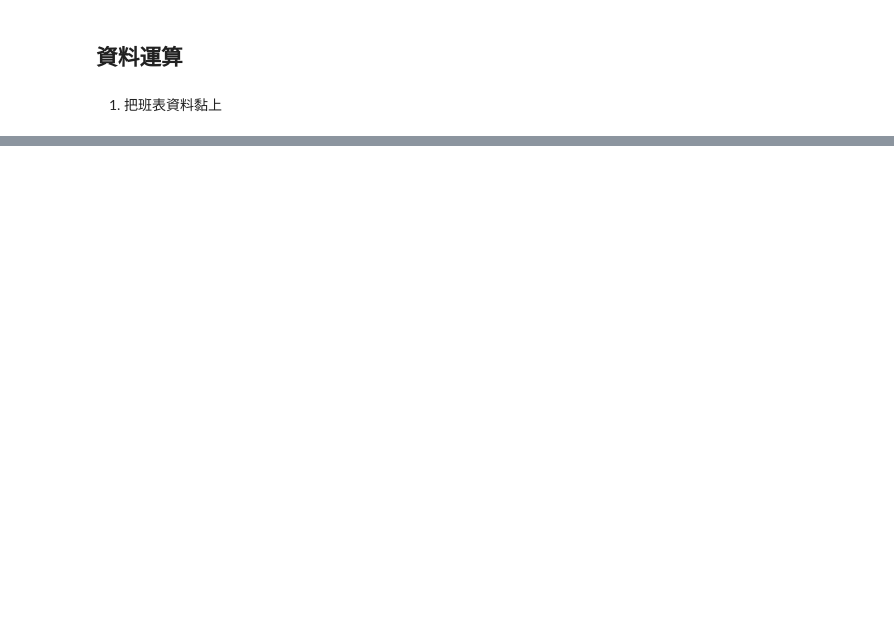
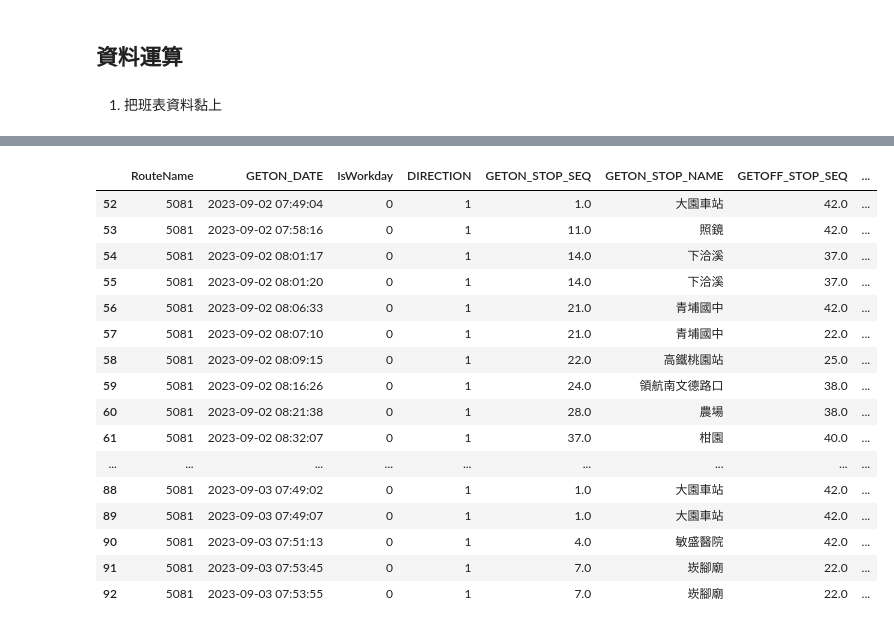
Before and after one commit to KaiChiehKJ/BusFlow, a Jupyter notebook: main.ipynb, the cells around one changed output, grey strips where cells are left out. Saved outputs shown, nothing was run; the diff lists cells and outputs as text; code cells hidden in the pictures; blank space fills up the shorter version.

Commit message:
增加比對班次def tickets_match_shift

```diff
--- a/main.ipynb
+++ b/main.ipynb
@@ -233,6 +235,6 @@ except:
 # %% [markdown]
 1. 把班表資料黏上
 # %%
-route = common_routes[0]
+route = common_routes[1]
 print(route)
 # %% [output]
@@ -260,0 +328,41 @@ shift_select = shift[shift['RouteName'] == route].reset_index(drop = True)
+# %%
+getontime_col = 'GETON_DATE'
+direction_col = 'DIRECTION'
+
+# 轉換時間欄位格式
+tickets_select_month[getontime_col] = pd.to_datetime(tickets_select_month[getontime_col])
+shift_select["Shift"] = pd.to_datetime(shift_select["Shift"], format="%H:%M:%S").dt.time
+
+# 定義函數來匹配班次
+def match_shift(row, shifts):
+    geton_time = row[getontime_col].time()
+    shifts = sorted(shifts)
+    for i in range(len(shifts)):
+        if geton_time < shifts[i]:  # 比最早的 Shift 早
+            return shifts[max(0, i - 1)]  # 返回上一個班次（或第一個班次）
+    return shifts[-1]  # 晚於所有班次，返回最後一個班次
+
+# 匹配班次函數
+def assign_matched_shifts(tickets_df, shifts_df):
+    matched_shifts = []
+    for _, ticket in tickets_df.iterrows():
+        # 找到對應的班次
+        route_shifts = shifts_df[
+            (shifts_df["RouteName"] == ticket["RouteName"]) &
+            (shifts_df["IsWorkday"] == ticket["IsWorkday"]) &
+            (shifts_df["Direction"] == ticket[direction_col])
+        ]["Shift"].tolist()
+
+        # 如果有班次，匹配
+        if route_shifts:
+            matched_shift = match_shift(ticket, route_shifts)
+            matched_shifts.append(matched_shift)
+        else:
+            matched_shifts.append(None)  # 如果沒有匹配的班次
+
+    # 新增匹配結果欄位
+    tickets_df["Matched_Shift"] = matched_shifts
+    return tickets_df
+
+# 執行匹配
+tickets_select_month = assign_matched_shifts(tickets_select_month, shift_select)
@@ -260,0 +381,20 @@ shift_select = shift[shift['RouteName'] == route].reset_index(drop = True)
+# %%
+tickets_select_month[ (tickets_select_month['IsWorkday'] == 0) & (tickets_select_month[direction_col] == 1) ][['RouteName','GETON_DATE','IsWorkday',direction_col,'GETON_STOP_SEQ','GETON_STOP_NAME', 'GETOFF_STOP_SEQ','GETOFF_STOP_NAME','Matched_Shift']].head(30)
+# %% [output]
+|  | RouteName | GETON_DATE | IsWorkday | DIRECTION | GETON_STOP_SEQ | GETON_STOP_NAME | GETOFF_STOP_SEQ | ... |
+| 52 | 5081 | 2023-09-02 07:49:04 | 0 | 1 | 1.0 | 大園車站 | 42.0 | ... |
+| 53 | 5081 | 2023-09-02 07:58:16 | 0 | 1 | 11.0 | 照鏡 | 42.0 | ... |
+| 54 | 5081 | 2023-09-02 08:01:17 | 0 | 1 | 14.0 | 下洽溪 | 37.0 | ... |
+| 55 | 5081 | 2023-09-02 08:01:20 | 0 | 1 | 14.0 | 下洽溪 | 37.0 | ... |
+| 56 | 5081 | 2023-09-02 08:06:33 | 0 | 1 | 21.0 | 青埔國中 | 42.0 | ... |
+| 57 | 5081 | 2023-09-02 08:07:10 | 0 | 1 | 21.0 | 青埔國中 | 22.0 | ... |
+| 58 | 5081 | 2023-09-02 08:09:15 | 0 | 1 | 22.0 | 高鐵桃園站 | 25.0 | ... |
+| 59 | 5081 | 2023-09-02 08:16:26 | 0 | 1 | 24.0 | 領航南文德路口 | 38.0 | ... |
+| 60 | 5081 | 2023-09-02 08:21:38 | 0 | 1 | 28.0 | 農場 | 38.0 | ... |
+| 61 | 5081 | 2023-09-02 08:32:07 | 0 | 1 | 37.0 | 柑園 | 40.0 | ... |
+| ... | ... | ... | ... | ... | ... | ... | ... | ... |
+| 88 | 5081 | 2023-09-03 07:49:02 | 0 | 1 | 1.0 | 大園車站 | 42.0 | ... |
+| 89 | 5081 | 2023-09-03 07:49:07 | 0 | 1 | 1.0 | 大園車站 | 42.0 | ... |
+| 90 | 5081 | 2023-09-03 07:51:13 | 0 | 1 | 4.0 | 敏盛醫院 | 42.0 | ... |
+| 91 | 5081 | 2023-09-03 07:53:45 | 0 | 1 | 7.0 | 崁腳廟 | 22.0 | ... |
+| 92 | 5081 | 2023-09-03 07:53:55 | 0 | 1 | 7.0 | 崁腳廟 | 22.0 | ... |
```
Also changed, not shown: parts of 18 cells of this notebook, 1 other file.
